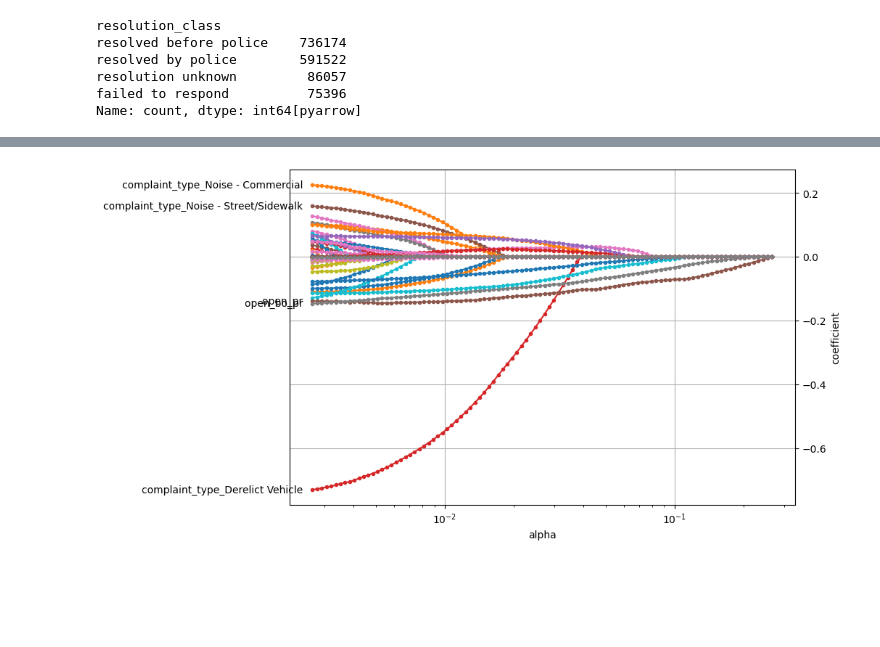
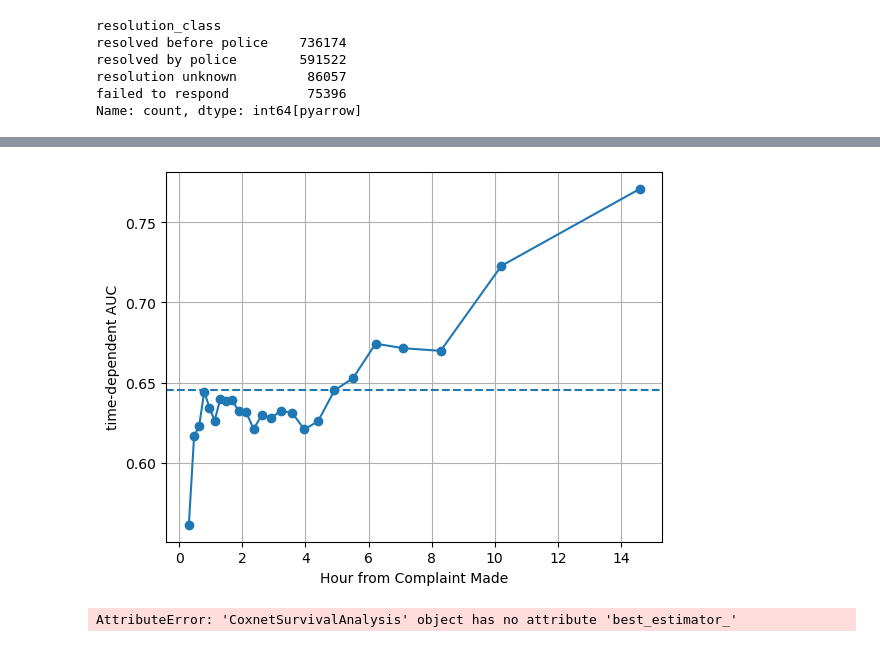
Before and after one commit to jamorr/Capstone, a Jupyter notebook: src/final.ipynb, the cells around one changed output, grey strips where cells are left out. Cells and saved outputs as stored; diff of their text form; code cells hidden in the pictures; blank space fills up the shorter version.

```diff
--- a/src/final.ipynb
+++ b/src/final.ipynb
@@ -529,7 +306,7 @@ bottom_10
 # %%
-times = np.arange(0, 24, 7)
-cph_risk_scores = rsf.predict(X_test)
-cph_auc, cph_mean_auc = cumulative_dynamic_auc(y_train[:5000], y_test[:5000], cph_risk_scores, times)
+# times = np.arange(0, 24, 7)
+cph_risk_scores = rsf.predict(X_test[:chunk_size])
+cph_auc, cph_mean_auc = cumulative_dynamic_auc(y_train[:chunk_size], y_test[:chunk_size], cph_risk_scores, times)
 
 plt.plot(times, cph_auc, marker="o")
 plt.axhline(cph_mean_auc, linestyle="--")
@@ -540,0 +320 @@ Error:
+[figure, added]
@@ -574,10 +320,0 @@ def plot_coefficients(coefs, n_highlight):
-# %%
-cox_elastic_net = CoxnetSurvivalAnalysis(l1_ratio=0.9, alpha_min_ratio=0.01)
-cox_elastic_net.fit(X_train, y_train)
-coefficients_elastic_net = pd.DataFrame(
-    cox_elastic_net.coef_, index=X_train.columns, columns=np.round(cox_elastic_net.alphas_, 5)
-)
-
-plot_coefficients(coefficients_elastic_net, n_highlight=5)
-# %% [output]
-[figure, removed]
@@ -594,5 +321,5 @@ plt.grid(True)
 # %%
-best_model = gcv.best_estimator_.named_steps["coxnetsurvivalanalysis"]
+best_model = cox_elastic_net.best_estimator_.named_steps["coxnetsurvivalanalysis"]
 best_coefs = pd.DataFrame(best_model.coef_, index=X_train.columns, columns=["coefficient"])
 
 non_zero = np.sum(best_coefs.iloc[:, 0] != 0)
@@ -605,3 +332,5 @@ _, ax = plt.subplots(figsize=(6, 8))
 non_zero_coefs.loc[coef_order].plot.barh(ax=ax, legend=False)
 ax.set_xlabel("coefficient")
 ax.grid(True)
+# %% [output]
+AttributeError: 'CoxnetSurvivalAnalysis' object has no attribute 'best_estimator_'
```
Also changed, not shown: parts of 28 cells of this notebook, 1 other file.
